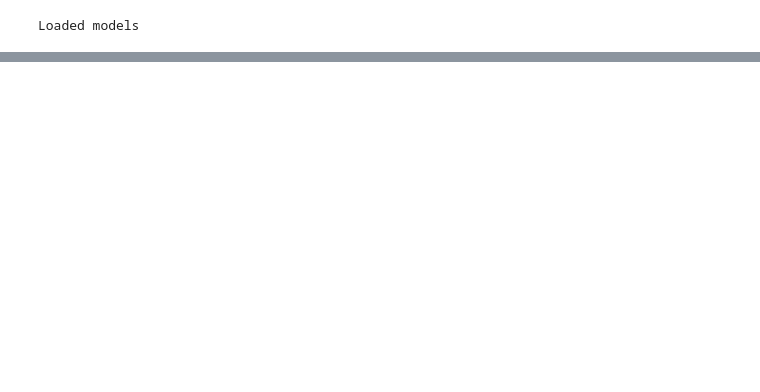
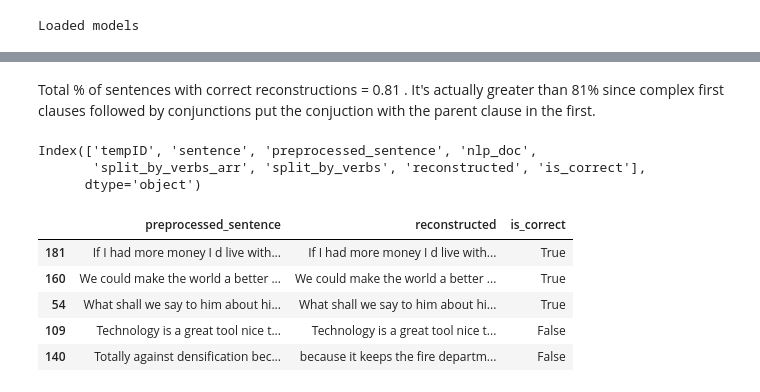
Before and after one commit to perspegrity5/SL_NLP_PassiveActive1, a Jupyter notebook: spacy_classifiers.ipynb, the cells around one changed output, grey strips where cells are left out. Drawn from its saved outputs; the diff is of its cells as text; code cells hidden in the pictures; blank space fills up the shorter version.

```diff
--- a/spacy_classifiers.ipynb
+++ b/spacy_classifiers.ipynb
@@ -361,0 +296,61 @@ print("HTML files written into html folder")
+# %% [markdown]
+Total % of sentences with correct reconstructions =  0.81 . It's actually greater than 81% since complex first clauses followed by conjunctions put the conjuction with the parent clause in the first.
+# %%
+def flatten_list(l):
+    flat_list = [item for sublist in l for item in sublist]
+    return flat_list
+
+def get_children(doc):
+    if len([x for x in doc.children]) == 0:
+        return [doc]
+    if doc.pos_ == "VERB":
+        return []
+
+    op = flatten_list([get_children(l) for l in doc.lefts]) + [doc] + flatten_list([get_children(r) for r in doc.rights])
+    return op
+
+def postprocess(tokens_arr):
+    if len(tokens_arr) == 1 and ( tokens_arr[0].dep_ in ["aux", "auxpass"] or tokens_arr[0].tag_ in ["VBG"]):
+        return []
+    return tokens_arr
+
+def get_text_from_tokens(tokens_arr):
+    op = ' '.join([x.text for x in tokens_arr])
+    op = op.replace(" nt", "nt").replace(" '", "'")
+    return op
+
+def clause_split_by_verbs(doc):
+    op = []
+    #print("#####################################################################")
+    for token in doc:
+        #print(token.text, token.tag_, token.dep_, token.pos_)
+        if token.pos_ == "VERB":
+            arr = flatten_list([get_children(l) for l in token.lefts]) + [token] + flatten_list([get_children(r) for r in token.rights])
+            #print(arr)
+            arr = postprocess(arr)
+            txt = get_text_from_tokens(arr)
+            if txt.strip() != '':
+                op.append(txt)
+    # No verb in the text provided like "Oh wow!"
+    if len(op)==0:
+        op.append(doc)
+    return op#' '.join(["|{}| {}".format(i+1, op[i]) for i in range(len(op))])
+
+df['split_by_verbs_arr'] = df['nlp_doc'].apply(clause_split_by_verbs)
+df['split_by_verbs'] = df['split_by_verbs_arr'].apply(lambda op : ' '.join(["|{}| {}".format(i+1, op[i]) for i in range(len(op))]))
+print(df.columns)
+df[['tempID', 'sentence', 'split_by_verbs']].to_csv("./output.csv", index = False)
+
+df['reconstructed'] = df['split_by_verbs'].apply(lambda x : re.sub("\s+", " ", re.sub("\|\d+\|", "", x)))
+df['is_correct'] = df.apply(lambda x : re.sub("[a-z0-9]+", "", x['preprocessed_sentence'].strip().lower()) == re.sub("[a-zA-Z0-9]+", "", x['reconstructed'].strip().lower()), axis = 1)
+df[['preprocessed_sentence', 'reconstructed', 'is_correct']].sample(frac=1).head()
+# %% [output]
+Index(['tempID', 'sentence', 'preprocessed_sentence', 'nlp_doc',
+       'split_by_verbs_arr', 'split_by_verbs', 'reconstructed', 'is_correct'],
+      dtype='object')
+|  | preprocessed_sentence | reconstructed | is_correct |
+| 181 | If I had more money I d live with... | If I had more money I d live with... | True |
+| 160 | We could make the world a better ... | We could make the world a better ... | True |
+| 54 | What shall we say to him about hi... | What shall we say to him about hi... | True |
+| 109 | Technology is a great tool nice t... | Technology is a great tool nice t... | False |
+| 140 | Totally against densification bec... | because it keeps the fire departm... | False |
```
Also changed, not shown: parts of 24 cells of this notebook.
